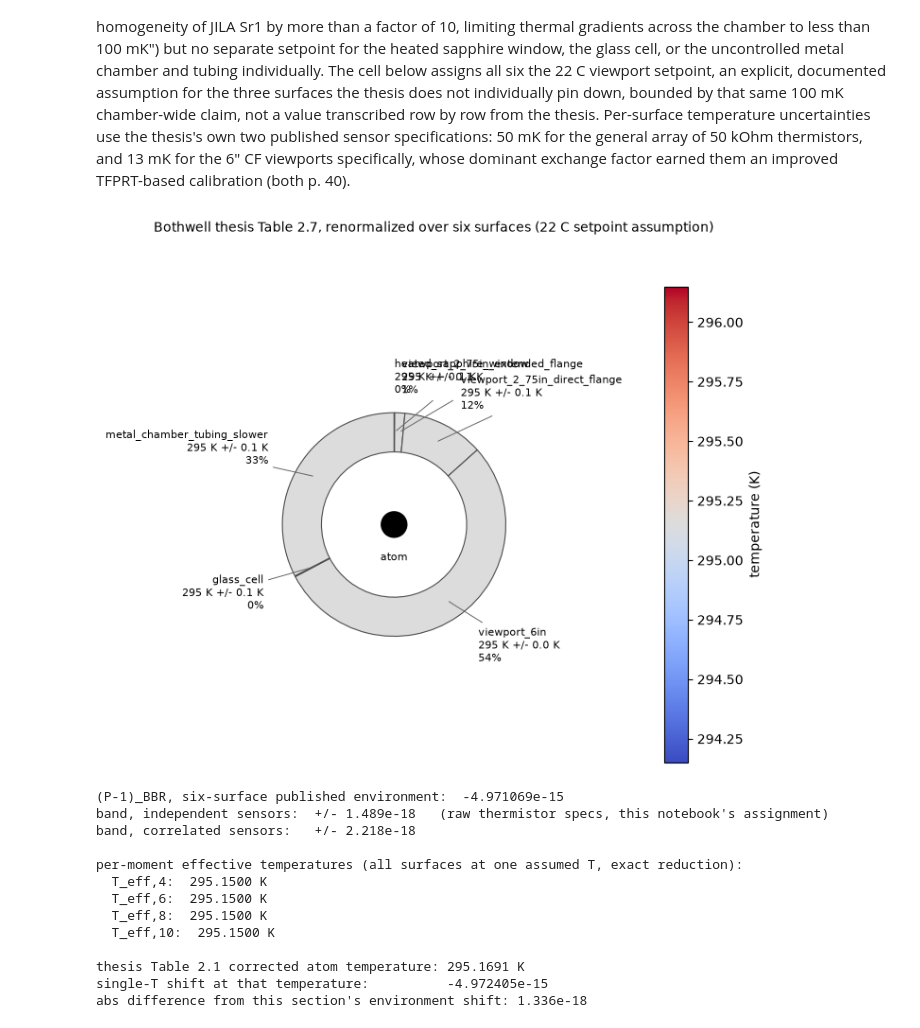
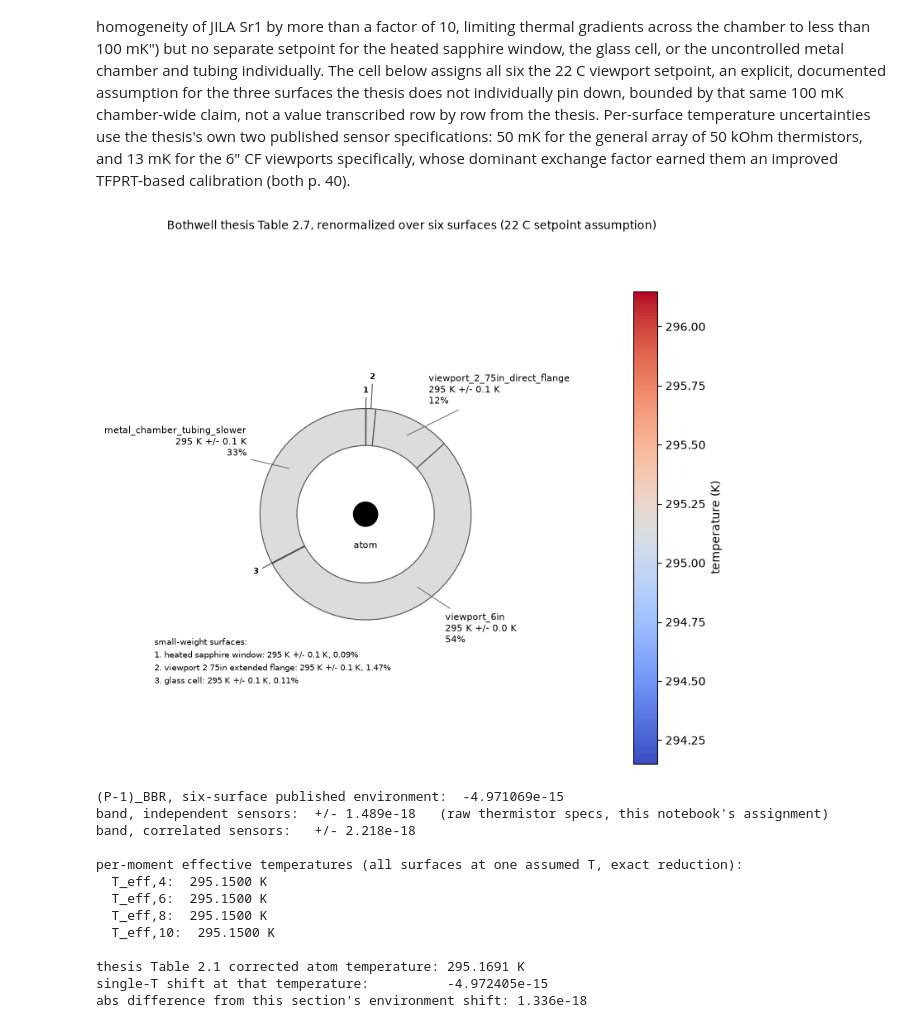
Before and after one commit to velar-mbr/CliffordClock, a Jupyter notebook: notebooks/12_thermal_environment.ipynb, the cells around one changed output. Cells and saved outputs as stored; diff of their text form; code cells hidden in the pictures.

```diff
--- a/notebooks/12_thermal_environment.ipynb
+++ b/notebooks/12_thermal_environment.ipynb
@@ -877,35 +930,38 @@ them an improved TFPRT-based calibration (both p. 40).
 # %%
 BOTHWELL_TABLE27_CONTROLLED = {
     name: value for name, value in BOTHWELL_EXCHANGE_FACTORS_RAW.items() if name != "oven_nozzle"
 }
 raw_sum6 = math.fsum(BOTHWELL_TABLE27_CONTROLLED.values())
 norm6 = {name: value / raw_sum6 for name, value in BOTHWELL_TABLE27_CONTROLLED.items()}
 
 BOTHWELL_SENSOR_UNCERTAINTY_K = {
     name: (0.013 if name == "viewport_6in" else 0.050) for name in BOTHWELL_TABLE27_CONTROLLED
 }
 
 thesis_surfaces = tuple(
     RadiationSurface(
         name=name,
         weight=norm6[name],
         temperature_k=T_SETPOINT_K,
         temperature_uncertainty_k=BOTHWELL_SENSOR_UNCERTAINTY_K[name],
     )
     for name in BOTHWELL_TABLE27_CONTROLLED
 )
 
-fig, ax = plt.subplots(figsize=(7.2, 6.0))
-chamber_schematic(ax, thesis_surfaces)
+fig, ax = plt.subplots(figsize=(7.8, 7.0))
+# Three of Table 2.7's six rows are under 2%: inline labels for those three would overlap at
+# this wedge count, so anything under 3% gets a numbered tick and a side list instead
+# (`chamber_schematic`'s `side_list_below` parameter).
+chamber_schematic(ax, thesis_surfaces, side_list_below=0.03)
 fig.suptitle(
     "Bothwell thesis Table 2.7, renormalized over six surfaces (22 C setpoint assumption)",
     fontsize=10,
     y=0.98,
 )
 fig.tight_layout(rect=(0, 0, 1, 0.94))
 plt.show()
 # %% [output]
-[figure, old version]
+[figure, new version]
 # %%
 thesis_shift = bbr_environment_pivot_perturbation(thesis_surfaces, sr87)
 thesis_sigma_indep, _ = bbr_environment_pivot_uncertainty(thesis_surfaces, sr87, correlated=False)
```
Also changed, not shown: parts of 12 cells of this notebook.
